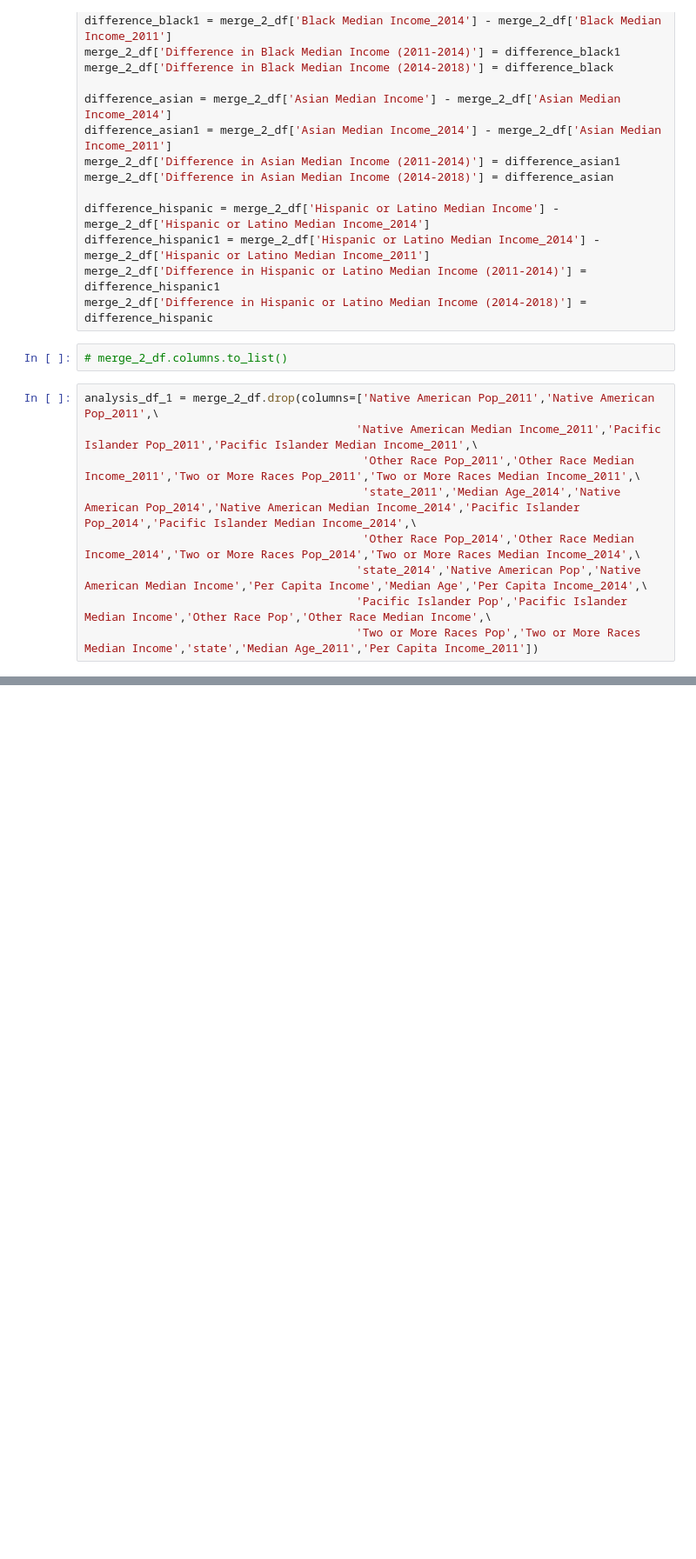
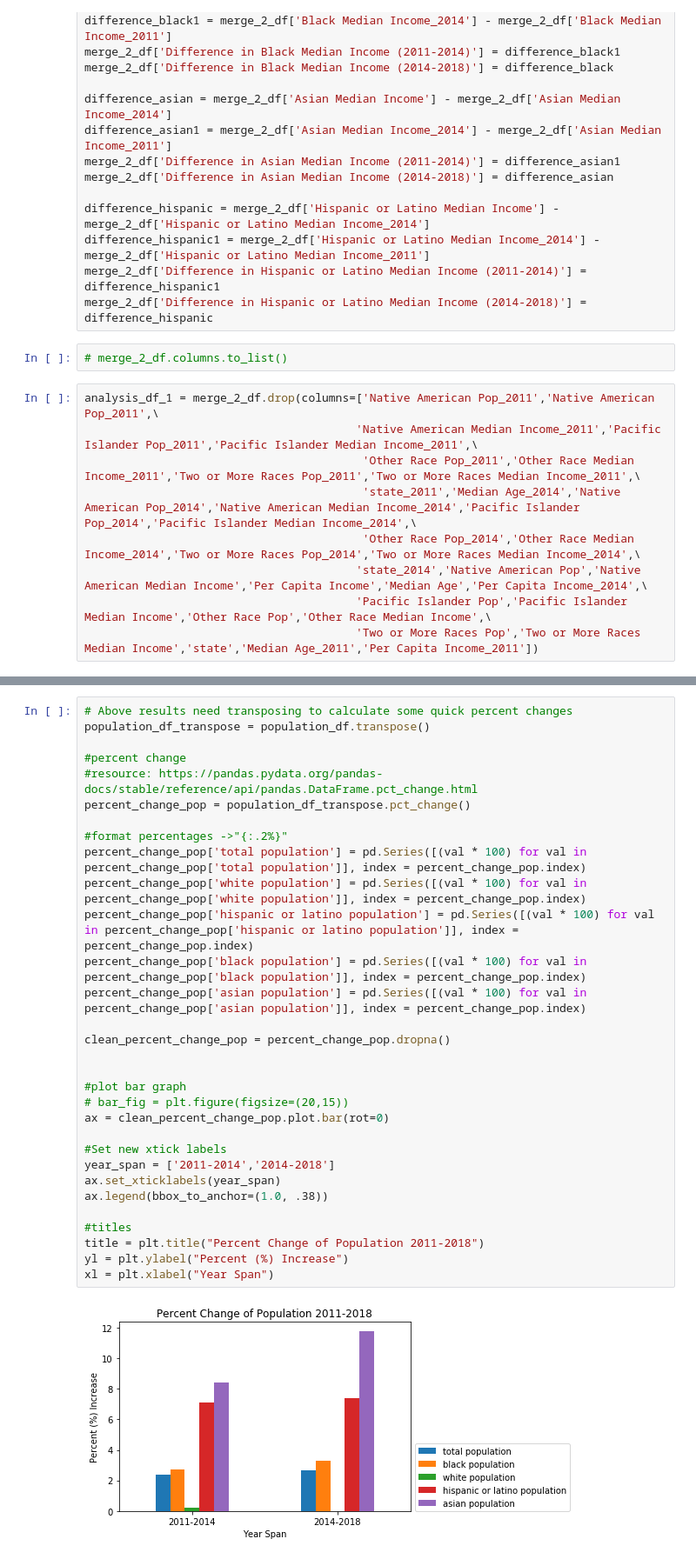
Before and after one commit to cullen-andrews/project-one, a Jupyter notebook: Census_Data-Analysis-G.ipynb, the cells around one changed output, grey strips where cells are left out. Shown at 87% size. Saved outputs shown, nothing was run; the diff lists cells and outputs as text; blank space fills up the shorter version.

Commit message:
Census Data Analysis Graphing

```diff
--- a/Census_Data-Analysis-G.ipynb
+++ b/Census_Data-Analysis-G.ipynb
@@ -323,4 +307,37 @@ population_df.sort_values(by=['2011','2014','2018'], axis=0, ascending=False)
 | hispanic or latino population | 52913517.0 | 56672014.0 | 60867275.0 |
 | black population | 37453957.0 | 38463635.0 | 39719024.0 |
 | asian population | 14335378.0 | 15538497.0 | 17369506.0 |
+# %%
+# Above results need transposing to calculate some quick percent changes
+population_df_transpose = population_df.transpose()
+
+#percent change
+#resource: https://pandas.pydata.org/pandas-docs/stable/reference/api/pandas.DataFrame.pct_change.html
+percent_change_pop = population_df_transpose.pct_change()
+
+#format percentages ->"{:.2%}"
+percent_change_pop['total population'] = pd.Series([(val * 100) for val in percent_change_pop['total population']], index = percent_change_pop.index)
+percent_change_pop['white population'] = pd.Series([(val * 100) for val in percent_change_pop['white population']], index = percent_change_pop.index)
+percent_change_pop['hispanic or latino population'] = pd.Series([(val * 100) for val in percent_change_pop['hispanic or latino population']], index = percent_change_pop.index)
+percent_change_pop['black population'] = pd.Series([(val * 100) for val in percent_change_pop['black population']], index = percent_change_pop.index)
+percent_change_pop['asian population'] = pd.Series([(val * 100) for val in percent_change_pop['asian population']], index = percent_change_pop.index)
+
+clean_percent_change_pop = percent_change_pop.dropna()
+
+
+#plot bar graph
+# bar_fig = plt.figure(figsize=(20,15))
+ax = clean_percent_change_pop.plot.bar(rot=0)
+
+#Set new xtick labels
+year_span = ['2011-2014','2014-2018']
+ax.set_xticklabels(year_span)
+ax.legend(bbox_to_anchor=(1.0, .38))
+
+#titles
+title = plt.title("Percent Change of Population 2011-2018")
+yl = plt.ylabel("Percent (%) Increase")
+xl = plt.xlabel("Year Span")
+# %% [output]
+[figure, added]
 # %%
```
Also changed, not shown: parts of 4 cells of this notebook.
